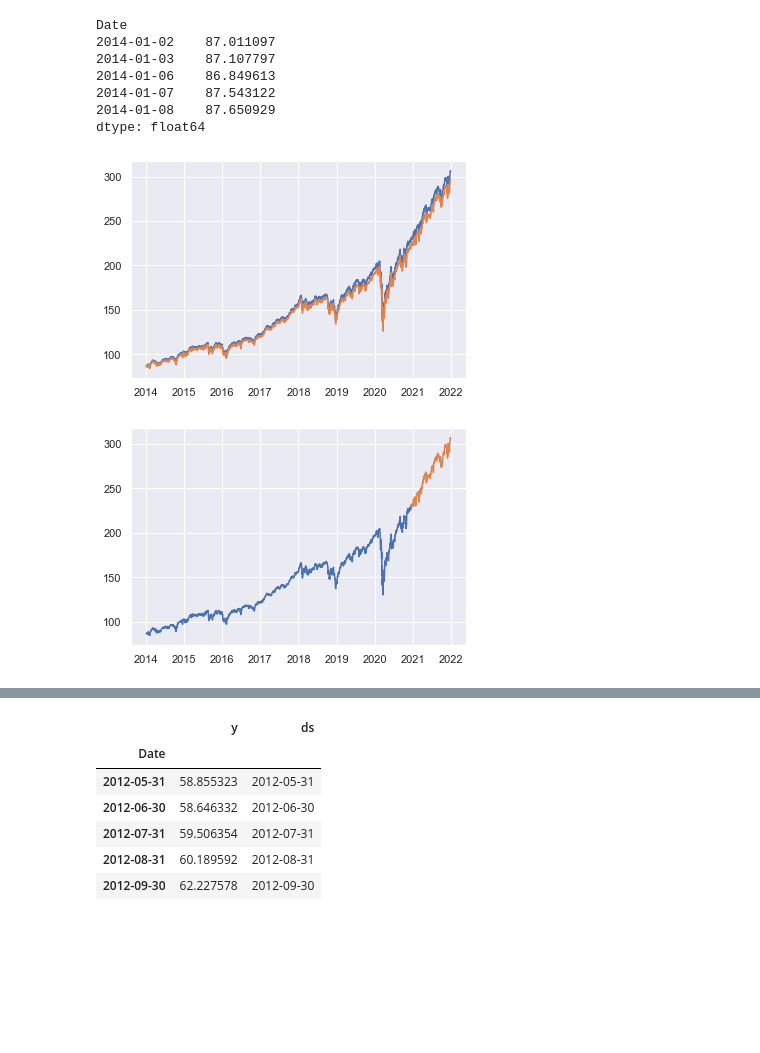
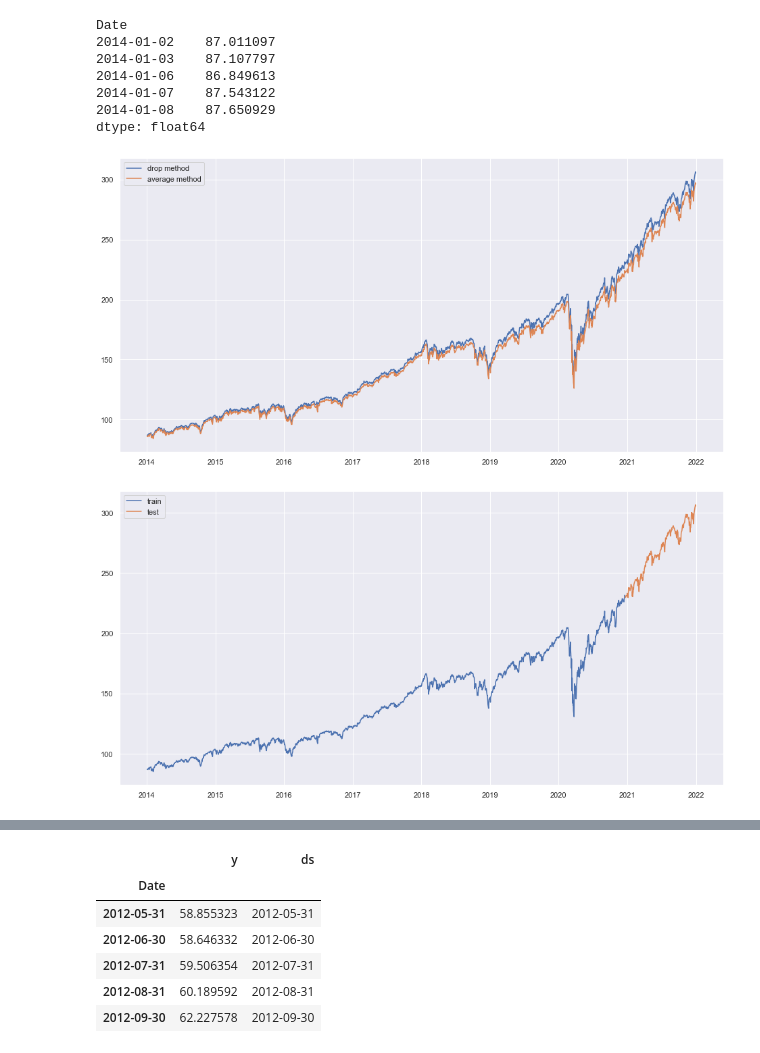
Before and after one commit to RohitRanjan1812/OPA_repo, a Jupyter notebook: 002_timeseries_prediction.ipynb, the cells around one changed output, grey strips where cells are left out. Cells and saved outputs as stored; diff of their text form; code cells hidden in the pictures; blank space fills up the shorter version.

```diff
--- a/002_timeseries_prediction.ipynb
+++ b/002_timeseries_prediction.ipynb
@@ -22,7 +29,7 @@ warnings.filterwarnings(action='ignore')
 # %%
 
 def read_selected_stocks(_used_price='Close',
-                         _root_dir=root_dir,
+                         _root_dir=r'c:',
                         _nan_selection_method = 0,
                         _number_of_dropped_stocks = 10,
                         _period_start = '1962-01-02',
@@ -71,8 +78,8 @@ def read_selected_stocks(_used_price='Close',
         # order in descending
         df_temp=df_temp.sort_values(by='ind', ascending=False)
 
-        # lets drop 10 newest stocks (can be changed)
-        for i in range(10):
+        # lets drop _number_of_dropped_stocks newest stocks (can be changed)
+        for i in range(_number_of_dropped_stocks):
             df=df.drop(df_temp.loc[df_temp.index[i],'stock'],axis=1)
 
         # we drop the history for which we don't have historical data
@@ -116,9 +123,12 @@ Date
 dtype: float64
 # %%
 # comparision of two methods
-df2=read_selected_stocks(_nan_selection_method=1, _period_start='2014-01-01', _period_stop='2021-12-31')
-plt.plot(df)
-plt.plot(df2);
+df2=read_selected_stocks(_root_dir = root_dir,_nan_selection_method=1, _period_start='2014-01-01', _period_stop='2021-12-31')
+
+plt.figure(figsize=(16,8))
+plt.plot(df, label='drop method')
+plt.plot(df2, label='average method');
+plt.legend();
 # %% [output]
-[figure, old version]
+[figure, new version]
 # %%
@@ -138,9 +159,12 @@ def split_df_prediciton(_df=df):
 
     return df_train, df_test
 # %%
-df_train, df_test = split_df_prediciton(df)
-plt.plot(df_train)
-plt.plot(df_test);
+df_train, df_test = split_df_prediciton(df, _resampling='None')
+
+plt.figure(figsize=(16,8))
+plt.plot(df_train, label='train')
+plt.plot(df_test, label='test');
+plt.legend();
 # %% [output]
-[figure, old version]
+[figure, new version]
 # %%
```
Also changed, not shown: parts of 32 cells of this notebook.
